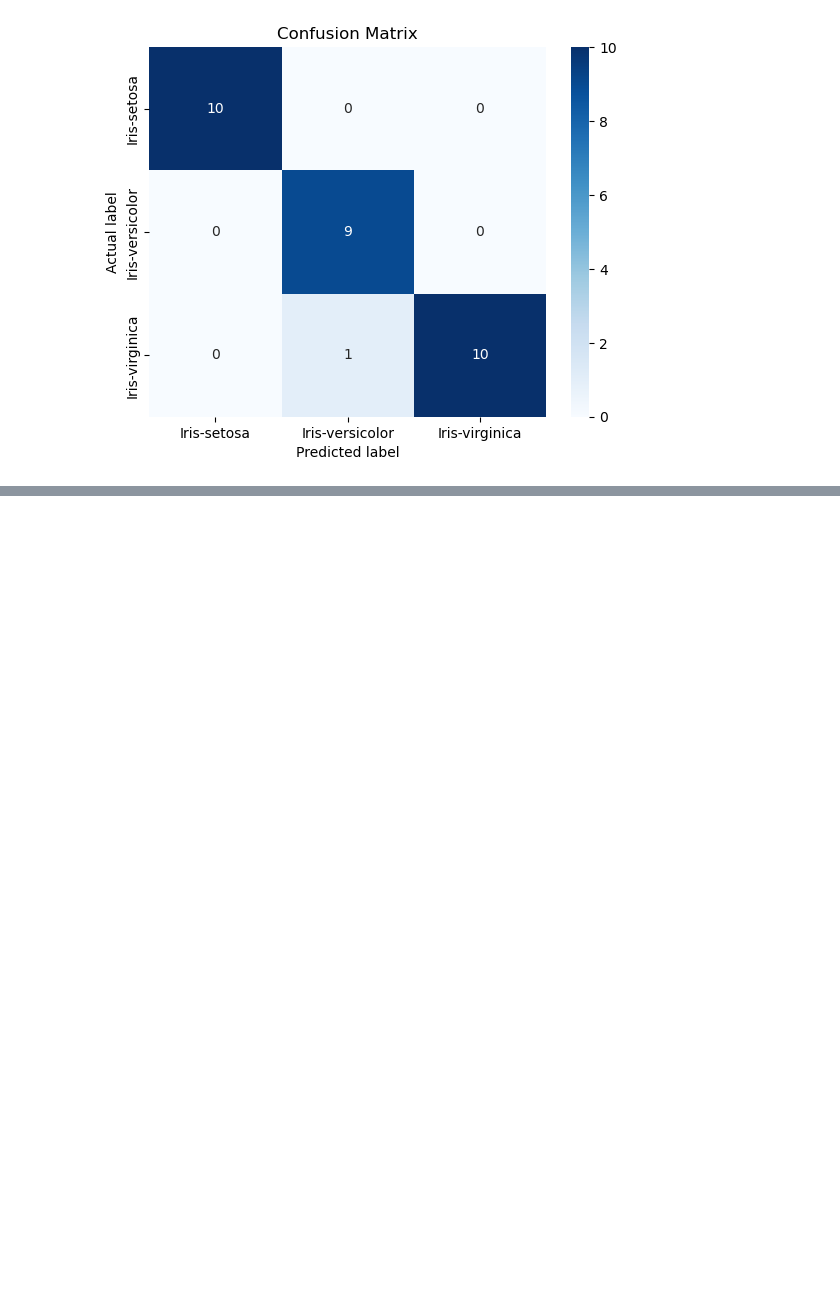
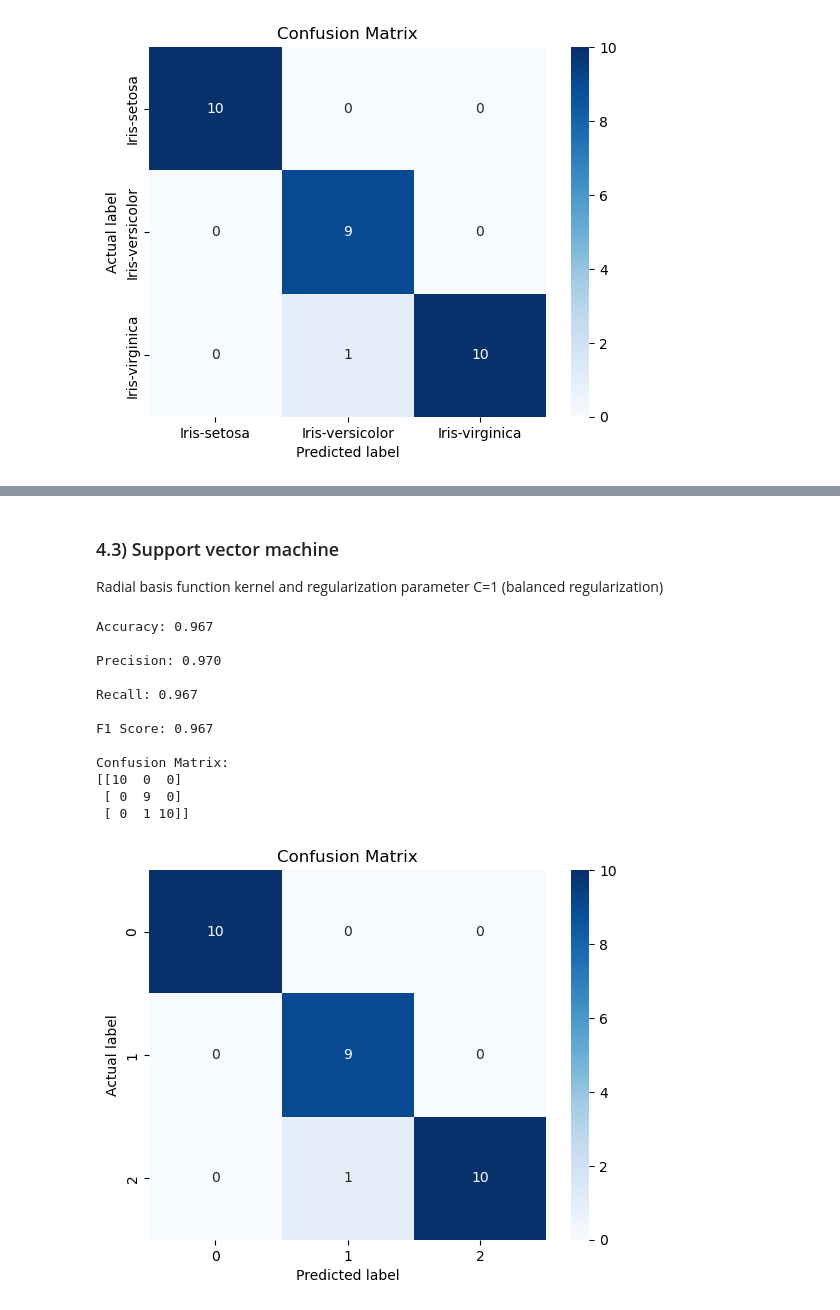
Before and after one commit to pekko-kauppila/Machine-Learning-Projects, a Jupyter notebook: Iris_classification/iris_classification.ipynb, the cells around one changed output, grey strips where cells are left out. Cells and saved outputs as stored; diff of their text form; code cells hidden in the pictures; blank space fills up the shorter version.

Commit message:
Add k-nearest neighbors and support vector machine analysis

```diff
--- a/Iris_classification/iris_classification.ipynb
+++ b/Iris_classification/iris_classification.ipynb
@@ -130,13 +130,14 @@ from sklearn.model_selection import train_test_split
 from sklearn.preprocessing import StandardScaler
 
 X = df.drop(columns=['species', 'species_encoded']).values
-
-targets_encoded = df['species_encoded'].values
-targets = df['species'].values
+y = df['species'].values
 
 test_size = 0.2
 
-X_train, X_test, y_train, y_test = train_test_split(X, targets, test_size=test_size, random_state=42)
+X_train, X_test, y_train, y_test = train_test_split(X, y, test_size=test_size, random_state=42)
+
+y_train_encoded = label_encoder.fit_transform(y_train)
+y_test_encoded = label_encoder.fit_transform(y_test)
 
 # Standardization for distance-dependent models
 scaler = StandardScaler()
@@ -162,11 +163,11 @@ def compute_evaluation_metrics(y_test, y_pred):
 
     '''
     Parameters:
-    Test data and corresponding predictions.
+    y_test: one-dimensional array of targets
+    y_pred: one-dimensional array of predictions
 
-    Retruns:
-    List of results
-
+    Returns:
+    accuracy, precision, recall, f1: floats
     '''
 
     # Compute the evaluation metrics
@@ -186,6 +187,15 @@ def compute_evaluation_metrics(y_test, y_pred):
 
 
 def compute_and_visualize_confusion_matrix(y_test, y_pred):
+
+    '''
+    Parameters:
+    y_test: one-dimensional array of targets
+    y_pred: one-dimensional array of predictions
+
+    Returns:
+    cm: ndarray of shape (n_classes, n_classes)
+    '''
 
     cm = confusion_matrix(y_test, y_pred)
     print(f'Confusion Matrix:\n{cm}\n')
@@ -246,0 +259,9 @@ Confusion Matrix:
+# %%
+from sklearn import neighbors
+
+model = neighbors.KNeighborsClassifier(n_neighbors=3)
+model.fit(X_train_scaled, y_train)
+y_pred = model.predict(X_test_scaled)
+
+accuracy, precision, recall, f1 = compute_evaluation_metrics(y_test, y_pred)
+cm = compute_and_visualize_confusion_matrix(y_test, y_pred)
@@ -246,0 +282,26 @@ Confusion Matrix:
+# %% [markdown]
+### 4.3) Support vector machine
+
+Radial basis function kernel and regularization parameter C=1 (balanced regularization)
+# %%
+from sklearn import svm
+
+svc = svm.SVC(C=1.0, kernel='rbf').fit(X_train_scaled, y_train_encoded)
+y_pred = svc.predict(X_test_scaled)
+
+accuracy, precision, recall, f1 = compute_evaluation_metrics(y_test_encoded, y_pred)
+cm = compute_and_visualize_confusion_matrix(y_test_encoded, y_pred)
+# %% [output]
+Accuracy: 0.967
+
+Precision: 0.970
+
+Recall: 0.967
+
+F1 Score: 0.967
+
+Confusion Matrix:
+[[10  0  0]
+ [ 0  9  0]
+ [ 0  1 10]]
+[figure, added]
```
Also changed, not shown: parts of 5 cells of this notebook.
